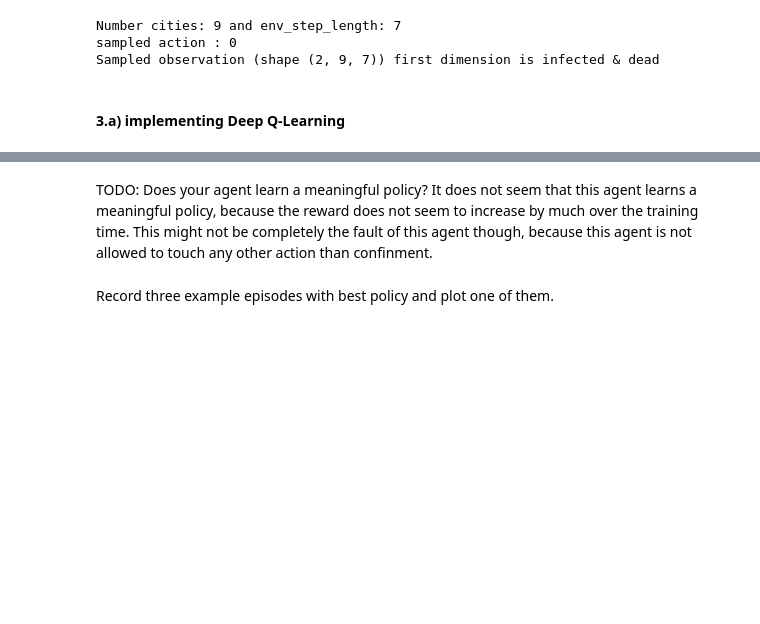
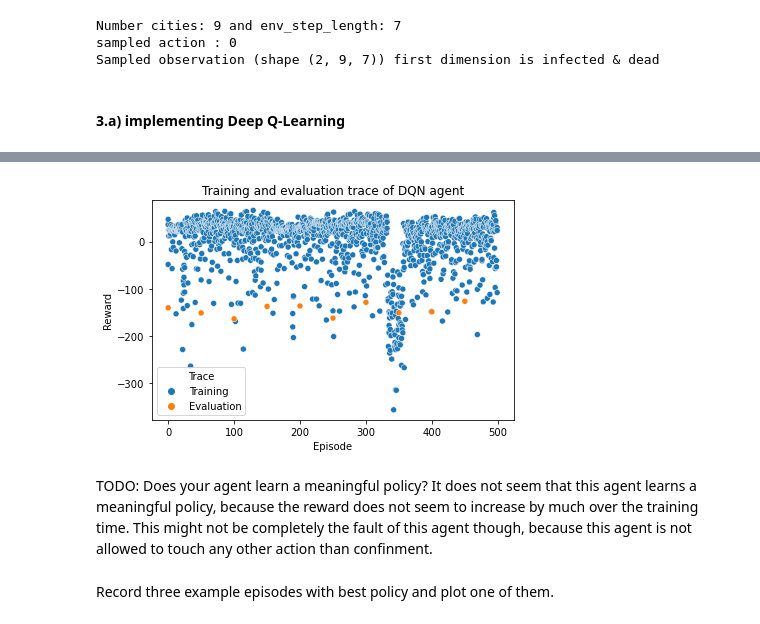
Before and after one commit to Toroto006/ANN-RL-project-DQN, a Jupyter notebook: question3.ipynb, the cells around one changed output, grey strips where cells are left out. Saved outputs shown, nothing was run; the diff lists cells and outputs as text; code cells hidden in the pictures; blank space fills up the shorter version.

```diff
--- a/question3.ipynb
+++ b/question3.ipynb
@@ -290,7 +288,7 @@ class DQNagent(Agent):
     def reset(self,):
         # This should be called when the environment is reset
         torch.manual_seed(SEED)
-        torch.use_deterministic_algorithms(True)
+        # torch.use_deterministic_algorithms(True) # TODO, need to fix that this works
         pass
 
     def act(self, obs):
@@ -337,15 +335,14 @@ def run_episode(agent, env, seed=None):
 # %%
 best_eval_reward = -np.inf
 
-def evaluate_agent(agent, env, seed, episodes=20, save_best=True):
+def evaluate_agent(agent, env, seed, eval_episodes=20, save_best=True):
     last_eps = agent.epsilon
     agent.epsilon = 0
     eval_rewards = []
-    for i in range(20):
+    for i in range(eval_episodes):
         eval_rewards.append(run_episode(agent, env, seed+i))
     mean_eval_reward = np.mean(eval_rewards)
     agent.epsilon = last_eps
-    print(f"Episode {i+1:3}/{episodes} ({i*100/episodes:.2f}%) - eval reward: {mean_eval_reward:.2f}")
     # check if this is the best reward and if so save the model
     global best_eval_reward
     if save_best and mean_eval_reward > best_eval_reward:
@@ -367,7 +364,9 @@ def run_simulation(agent,env,seed):
             agent.dqnQhat.load_state_dict(agent.dqnQtheta.state_dict())
         if (i % 50 == 0 or i == episodes-1) and i != 0:
             # run eval 20 episodes average with epsilon of 0
-            eval_trace.append(evaluate_agent(agent, env, seed, episodes=20))
+            mean_eval_reward = evaluate_agent(agent, env, seed, eval_episodes=20)
+            print(f"Episode {i+1:3}/{episodes} ({i*100/episodes:.2f}%) - eval reward: {mean_eval_reward:.2f}")
+            eval_trace.append(mean_eval_reward)
 
     return training_trace, eval_trace
 
@@ -381,22 +395,24 @@ Episode  89/500 (17.60%)
 # %%
 combined_a = pd.concat([
     pd.DataFrame({
         "Episode": flatten([[i]*average_over for i in range(int(len(training_trace)/average_over))]),
         "Reward": training_trace,
         "Trace": ["Training" for _ in range(len(training_trace))],
-        "Agent": ["Fixed expl." for _ in range(len(training_trace))]
+        "Exploration": ["Fixed" for _ in range(len(training_trace))]
     }),
     pd.DataFrame({
         "Episode": [50 * i for i in range(len(eval_trace))],
         "Reward": eval_trace,
         "Trace": ["Evaluation" for _ in range(len(eval_trace))],
-        "Agent": ["Fixed expl." for _ in range(len(training_trace))]
+        "Exploration": ["Fixed" for _ in range(len(eval_trace))]
     })
 ])
 sns.scatterplot(data=combined_a, x="Episode", y="Reward", hue="Trace")
 plt.title("Training and evaluation trace of DQN agent")
 plt.tight_layout()
 plt.show()
+# %% [output]
+[figure, added]
 # %% [markdown]
 TODO: Does your agent learn a meaningful policy?
 It does not seem that this agent learns a meaningful policy, because the reward does not seem to increase by much over the training time.
```
Also changed, not shown: parts of 11 cells of this notebook, 2 other files.
